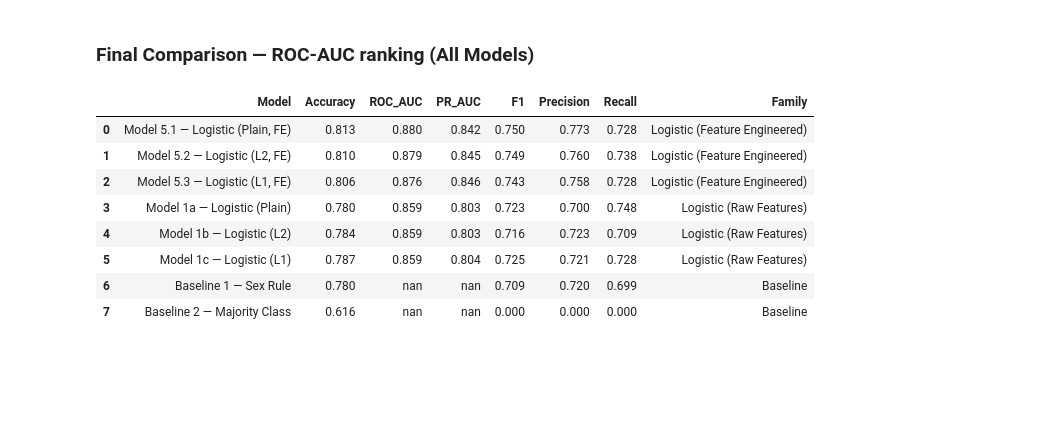
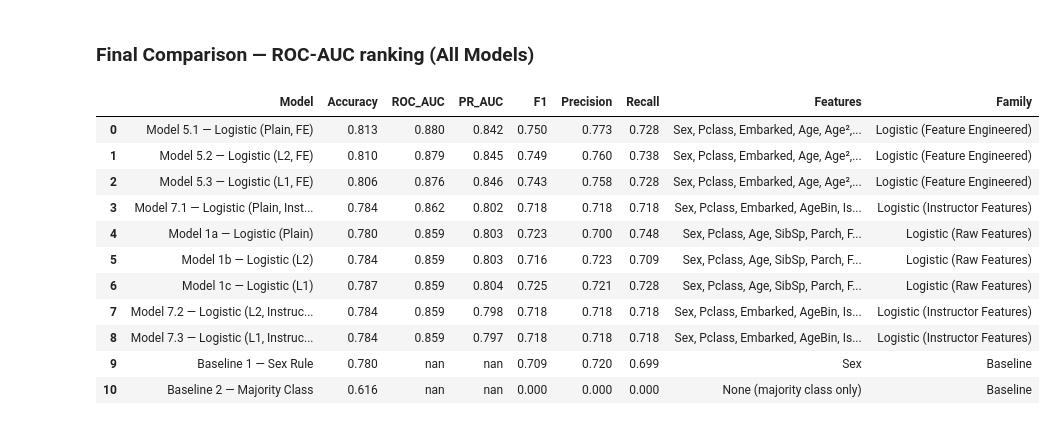
Before and after one commit to NazilaFazeli/ds-logistic-regression, a Jupyter notebook: 4_Logistic_Regression_Exercise.ipynb, the cells around one changed output. Drawn from its saved outputs; the diff is of its cells as text; code cells hidden in the pictures; blank space fills up the shorter version.

```diff
--- a/4_Logistic_Regression_Exercise.ipynb
+++ b/4_Logistic_Regression_Exercise.ipynb
@@ -1833,8 +2157,8 @@ pr_auc: 0.8459508797195187
 ### Final Comparison — ROC-AUC ranking (All Models)
 # %%
 # ==========================================
-# Final Comparison — ROC-AUC ranking
-# All Models (with Accuracy)
+# Final Comparison — All Models
+# Instructor Models Highlighted
 # ==========================================
 
 df_all = pd.DataFrame(class_log)
@@ -1845,7 +2169,7 @@ df_all = pd.DataFrame(class_log)
 # -------------------------------
 df_ranked = (
     df_all[
-        ["Model", "Accuracy", "ROC_AUC", "PR_AUC", "F1", "Precision", "Recall"]
+        ["Model", "Accuracy", "ROC_AUC", "PR_AUC", "F1", "Precision", "Recall", "Features"]
     ]
     .sort_values(by="ROC_AUC", ascending=False)
     .reset_index(drop=True)
@@ -1862,6 +2186,8 @@ def extract_family(model_name):
         return "Logistic (Raw Features)"
     if model_name.startswith("Model 5"):
         return "Logistic (Feature Engineered)"
+    if model_name.startswith("Model 7"):
+        return "Logistic (Instructor Features)"
     return "Other"
 
 df_ranked["Family"] = df_ranked["Model"].apply(extract_family)
@@ -1870,42 +2196,54 @@ df_ranked["Family"] = df_ranked["Model"].apply(extract_family)
 # -------------------------------
 # 3) Soft family colors
 # -------------------------------
 family_colors = {
-    "Baseline": "#EEEEEE",                     # light gray
-    "Logistic (Raw Features)": "#E3F2FD",       # light blue
-    "Logistic (Feature Engineered)": "#E8F5E9", # light green
+    "Baseline": "#EEEEEE",                         # light gray
+    "Logistic (Raw Features)": "#E3F2FD",           # light blue
+    "Logistic (Feature Engineered)": "#E8F5E9",     # light green
+    "Logistic (Instructor Features)": "#FFF3E0",    # light orange ⭐
 }
 
 def highlight_family(row):
     color = family_colors.get(row["Family"], "#FFFFFF")
     return [f"background-color: {color}"] * len(row)
 
 
 # -------------------------------
 # 4) Styled display
 # -------------------------------
 styled_df = (
     df_ranked
     .style
     .apply(highlight_family, axis=1)
+    .set_properties(
+        subset=["Features"],
+        **{
+            "max-width": "280px",
+            "white-space": "normal",
+            "font-size": "11px"
+        }
+    )
     .format({
         "Accuracy": "{:.3f}",
         "ROC_AUC": "{:.3f}",
         "PR_AUC": "{:.3f}",
         "F1": "{:.3f}",
         "Precision": "{:.3f}",
         "Recall": "{:.3f}",
     })
 )
 
 display(styled_df)
 # %% [output]
-|  | Model | Accuracy | ROC_AUC | PR_AUC | F1 | Precision | Recall | Family |
-| 0 | Model 5.1 — Logistic (Plain, FE) | 0.813 | 0.880 | 0.842 | 0.750 | 0.773 | 0.728 | Logistic (Feature Engineered) |
-| 1 | Model 5.2 — Logistic (L2, FE) | 0.810 | 0.879 | 0.845 | 0.749 | 0.760 | 0.738 | Logistic (Feature Engineered) |
-| 2 | Model 5.3 — Logistic (L1, FE) | 0.806 | 0.876 | 0.846 | 0.743 | 0.758 | 0.728 | Logistic (Feature Engineered) |
-| 3 | Model 1a — Logistic (Plain) | 0.780 | 0.859 | 0.803 | 0.723 | 0.700 | 0.748 | Logistic (Raw Features) |
-| 4 | Model 1b — Logistic (L2) | 0.784 | 0.859 | 0.803 | 0.716 | 0.723 | 0.709 | Logistic (Raw Features) |
-| 5 | Model 1c — Logistic (L1) | 0.787 | 0.859 | 0.804 | 0.725 | 0.721 | 0.728 | Logistic (Raw Features) |
-| 6 | Baseline 1 — Sex Rule | 0.780 | nan | nan | 0.709 | 0.720 | 0.699 | Baseline |
-| 7 | Baseline 2 — Majority Class | 0.616 | nan | nan | 0.000 | 0.000 | 0.000 | Baseline |
+|  | Model | Accuracy | ROC_AUC | PR_AUC | F1 | Precision | Recall | Features | Family |
+| 0 | Model 5.1 — Logistic (Plain, FE) | 0.813 | 0.880 | 0.842 | 0.750 | 0.773 | 0.728 | Sex, Pclass, Embarked, Age, Age²,... | Logistic (Feature Engineered) |
+| 1 | Model 5.2 — Logistic (L2, FE) | 0.810 | 0.879 | 0.845 | 0.749 | 0.760 | 0.738 | Sex, Pclass, Embarked, Age, Age²,... | Logistic (Feature Engineered) |
+| 2 | Model 5.3 — Logistic (L1, FE) | 0.806 | 0.876 | 0.846 | 0.743 | 0.758 | 0.728 | Sex, Pclass, Embarked, Age, Age²,... | Logistic (Feature Engineered) |
+| 3 | Model 7.1 — Logistic (Plain, Inst... | 0.784 | 0.862 | 0.802 | 0.718 | 0.718 | 0.718 | Sex, Pclass, Embarked, AgeBin, Is... | Logistic (Instructor Features) |
+| 4 | Model 1a — Logistic (Plain) | 0.780 | 0.859 | 0.803 | 0.723 | 0.700 | 0.748 | Sex, Pclass, Age, SibSp, Parch, F... | Logistic (Raw Features) |
+| 5 | Model 1b — Logistic (L2) | 0.784 | 0.859 | 0.803 | 0.716 | 0.723 | 0.709 | Sex, Pclass, Age, SibSp, Parch, F... | Logistic (Raw Features) |
+| 6 | Model 1c — Logistic (L1) | 0.787 | 0.859 | 0.804 | 0.725 | 0.721 | 0.728 | Sex, Pclass, Age, SibSp, Parch, F... | Logistic (Raw Features) |
+| 7 | Model 7.2 — Logistic (L2, Instruc... | 0.784 | 0.859 | 0.798 | 0.718 | 0.718 | 0.718 | Sex, Pclass, Embarked, AgeBin, Is... | Logistic (Instructor Features) |
+| 8 | Model 7.3 — Logistic (L1, Instruc... | 0.784 | 0.859 | 0.797 | 0.718 | 0.718 | 0.718 | Sex, Pclass, Embarked, AgeBin, Is... | Logistic (Instructor Features) |
+| 9 | Baseline 1 — Sex Rule | 0.780 | nan | nan | 0.709 | 0.720 | 0.699 | Sex | Baseline |
+| 10 | Baseline 2 — Majority Class | 0.616 | nan | nan | 0.000 | 0.000 | 0.000 | None (majority class only) | Baseline |
```
Also changed, not shown: parts of 23 cells of this notebook.
